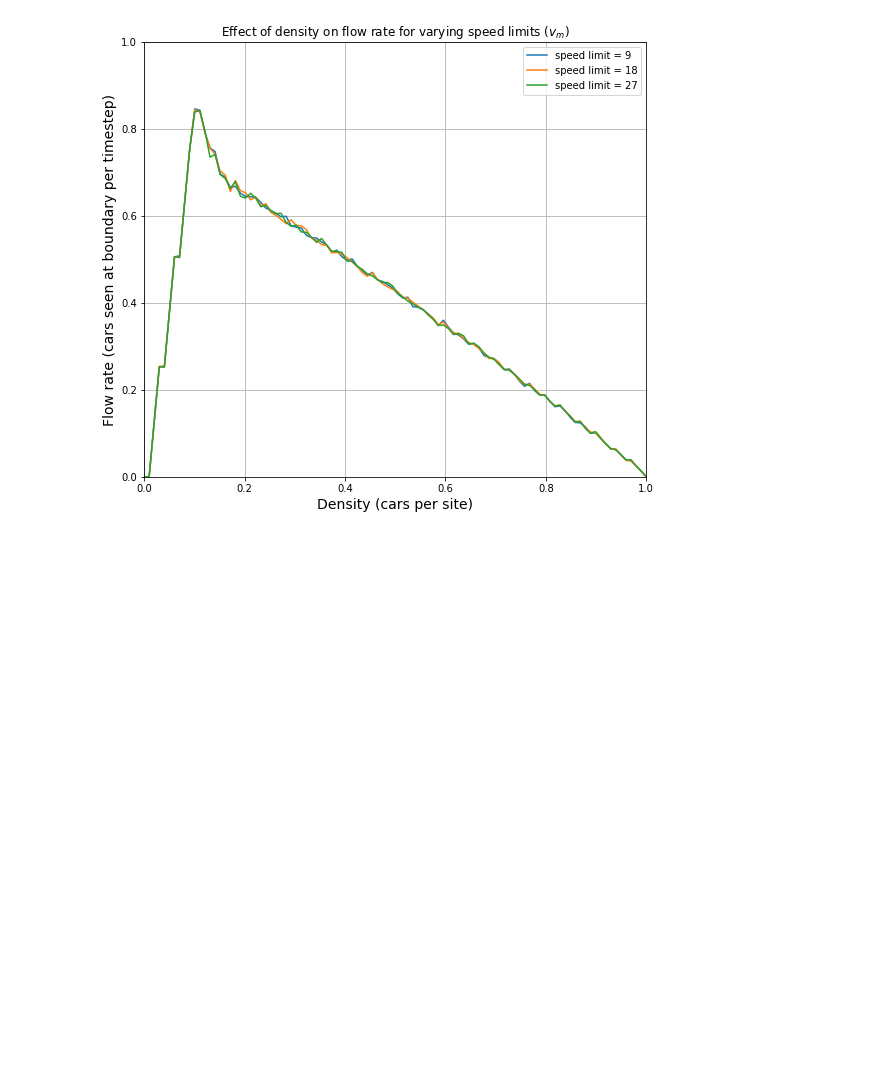
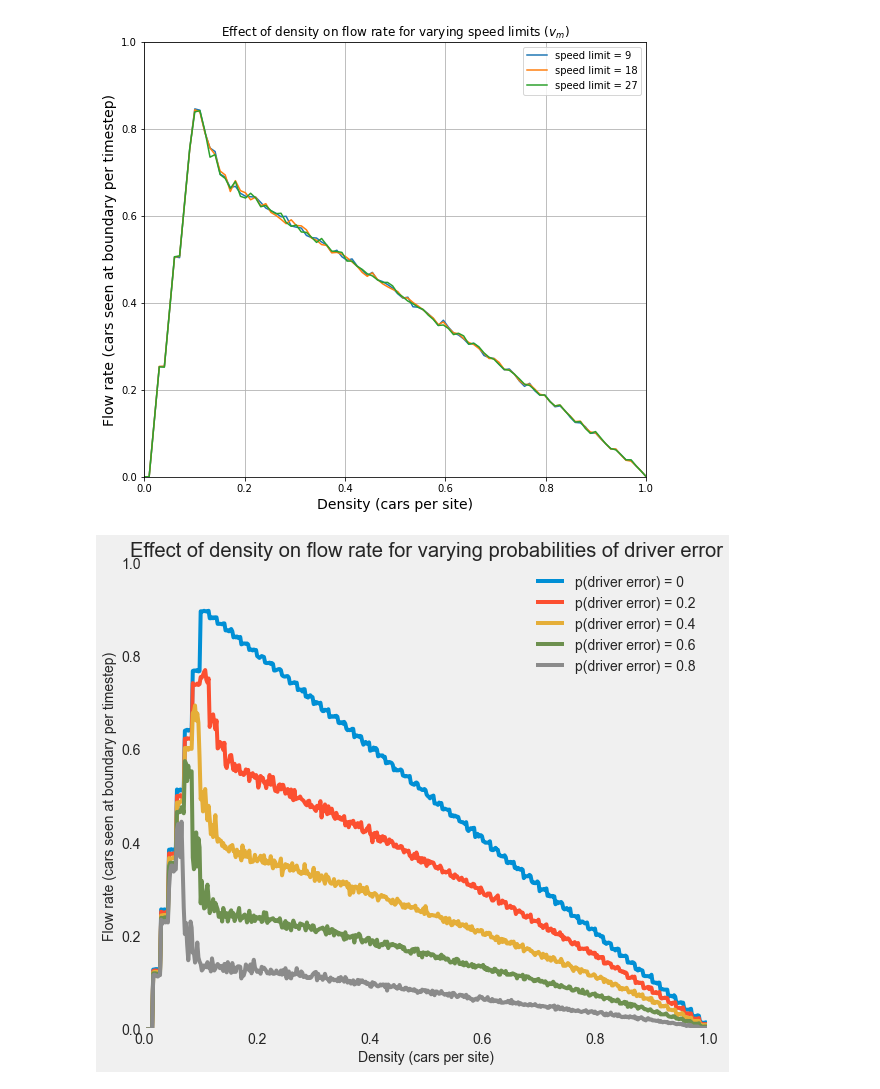
Before and after one commit to turtlesoul25/Traffic_SpeedControls_IM_Project2, a Jupyter notebook: test_notebooks_MN/using_model_class_MN.ipynb, the cells around one changed output. Drawn from its saved outputs; the diff is of its cells as text; code cells hidden in the pictures; blank space fills up the shorter version.

Commit message:
got prob plot

```diff
--- a/test_notebooks_MN/using_model_class_MN.ipynb
+++ b/test_notebooks_MN/using_model_class_MN.ipynb
@@ -439,3 +439,38 @@ plt.ylabel("Flow rate (cars seen at boundary per timestep)", fontsize = 14)
 plt.grid()
 # %% [output]
 [figure]
+# %%
+probabilities = [0, 0.2, 0.4, 0.6, 0.8]
+densities = np.linspace(0, 1, 500)
+
+road_length = 70
+# density = 15/road_length
+# car_slow_down_prob = 0.1
+number_of_simulation_steps= 1000
+road_speed_limit = 9
+
+flow_rates_probs = []
+for prob in probabilities:
+    flow_rates = []
+    for density in densities:
+        sim1 = TrafficSimulation(road_length, density, prob, road_speed_limit)
+        # Run the simulation
+        for _ in range(number_of_simulation_steps):
+            # sim1.print_step()    # Here we print the state of the model, we can remove.
+            sim1.update()        # Steps the simulation
+        flow_rate = sim1.data_laps/number_of_simulation_steps
+        flow_rates.append(flow_rate)
+    flow_rates_probs.append(flow_rates)
+# %%
+fig, ax = plt.subplots(figsize = (9,8))
+for i in range(len(probabilities)):
+    plt.plot(densities, flow_rates_probs[i], label = f"p(driver error) = {probabilities[i]}")
+plt.legend()
+plt.title(f"Effect of density on flow rate for varying probabilities of driver error")
+plt.xlim([0,1])
+plt.ylim([0,1])
+plt.xlabel("Density (cars per site)", fontsize = 14)
+plt.ylabel("Flow rate (cars seen at boundary per timestep)", fontsize = 14)
+plt.grid()
+# %% [output]
+[figure, added]
```
